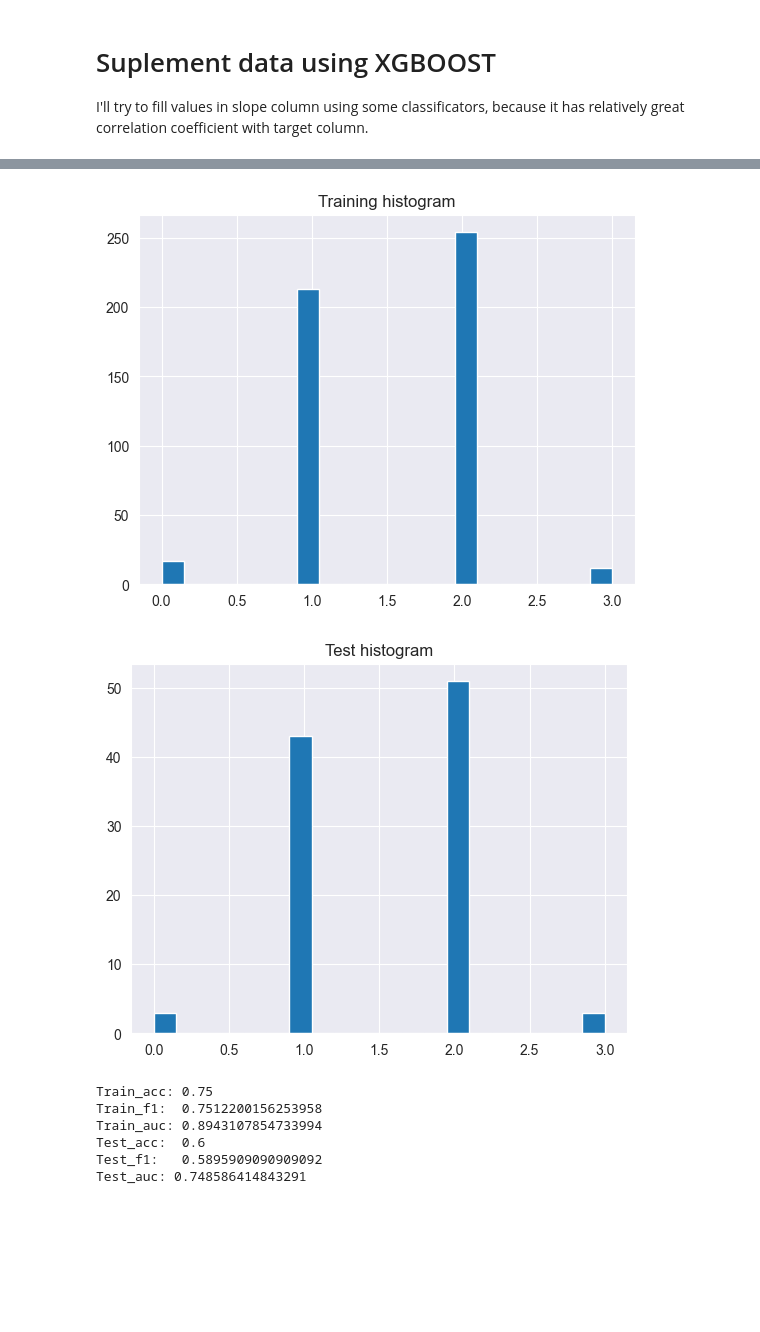
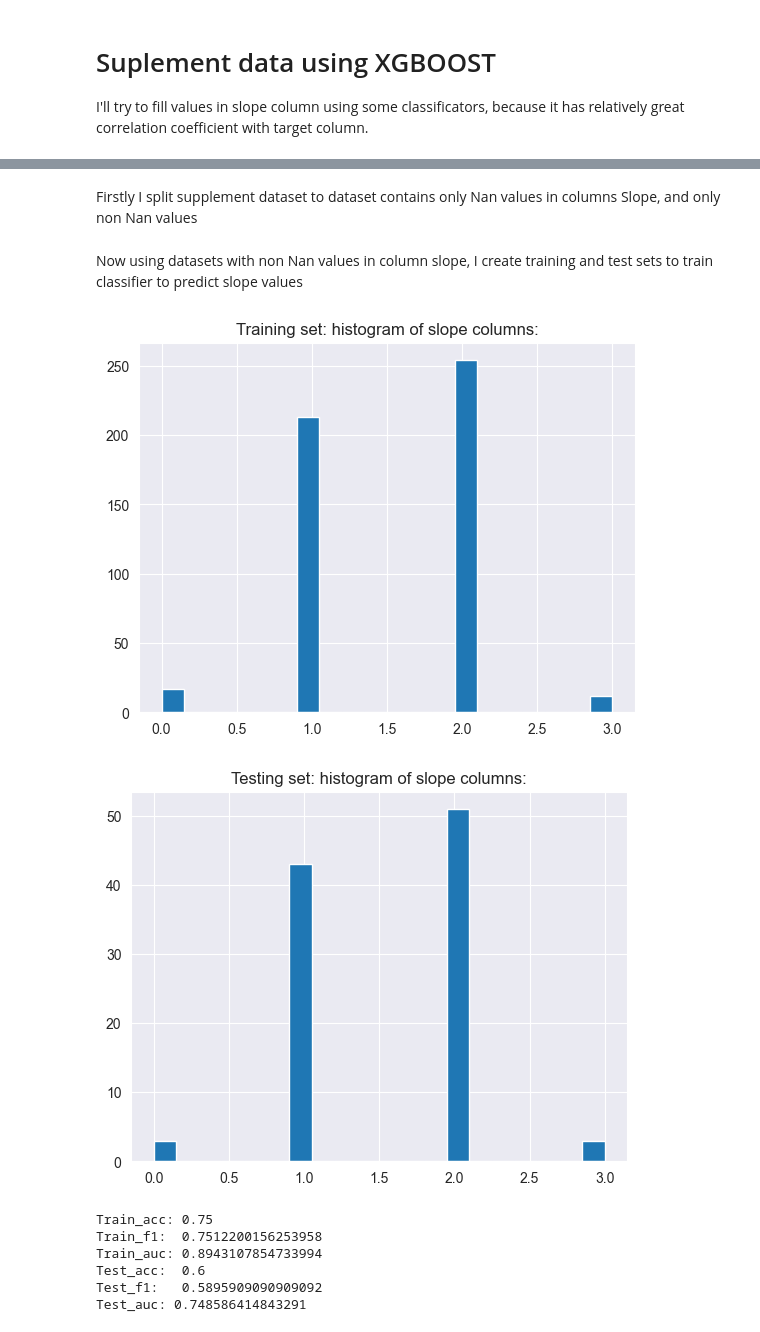
Before and after one commit to DamianM02/IB, a Jupyter notebook: xD2.ipynb, the cells around one changed output, grey strips where cells are left out. Drawn from its saved outputs; the diff is of its cells as text; code cells hidden in the pictures; blank space fills up the shorter version.

```diff
--- a/xD2.ipynb
+++ b/xD2.ipynb
@@ -853,7 +853,8 @@ plt.show()
 
 I'll try to fill values in slope column using some classificators, because it has relatively great correlation coefficient with target column.
 # %%
-supplement_dataset = raw_dataset_train.drop(columns=["thal", "ca"]) # i decided to remove thal and ca columns beacuse they cosist too many Nans
+supplement_dataset = raw_dataset_train.drop(
+    columns=["thal", "ca"])  # I decided to remove thal and ca columns beacuse they cosist too many Nans
 supplement_dataset_test = raw_dataset_test.drop(columns=["thal", "ca"])
 supplement_dataset.info()
 # %% [output]
@@ -912,24 +913,29 @@ for col in ["thalachh", "oldpeak", ]:  # this columns distributions should be im
     supplement_dataset[col], boxcox_lambda = sp.stats.boxcox(supplement_dataset[col] + 1e-5, alpha=None, lmbda=None)
     lambdas[col] = boxcox_lambda
     supplement_dataset_test[col] = sp.stats.boxcox(supplement_dataset_test[col] + 1e-5, alpha=None, lmbda=lambdas[col])
+# %% [markdown]
+Firstly I split supplement dataset to dataset contains only Nan values in columns Slope, and only non Nan values
 # %%
-slope_nan = supplement_dataset[supplement_dataset["slope"].isna()]
-slope_non_nan = supplement_dataset[supplement_dataset["slope"].isna() ^ True]
+supplement_dataset_slope_nan = supplement_dataset[supplement_dataset["slope"].isna()]
+supplement_dataset_slope_non_nan = supplement_dataset[supplement_dataset["slope"].isna() ^ True]
+# %% [markdown]
+Now using datasets with non Nan values in column slope, I create training and test sets to train classifier to predict slope values
 # %%
 X_slope_train, X_slope_test, y_slope_train, y_slope_test = train_test_split(
-    slope_non_nan.drop(columns=["target", "slope"]), slope_non_nan["slope"], stratify=slope_non_nan["slope"],
+    supplement_dataset_slope_non_nan.drop(columns=["target", "slope"]), supplement_dataset_slope_non_nan["slope"],
+    stratify=supplement_dataset_slope_non_nan["slope"],
     test_size=100, random_state=42)
 # %%
 y_slope_train.hist(bins=20)
-plt.title("Training histogram")
+plt.title("Training set: histogram of slope columns:")
 plt.show()
 
 y_slope_test.hist(bins=20)
-plt.title("Test histogram")
+plt.title("Testing set: histogram of slope columns:")
 plt.show()
 # %% [output]
-[figure, old version]
+[figure, new version]
-[figure, old version]
+[figure, new version]
 # %%
 
 
```
Also changed, not shown: parts of 41 cells of this notebook.
